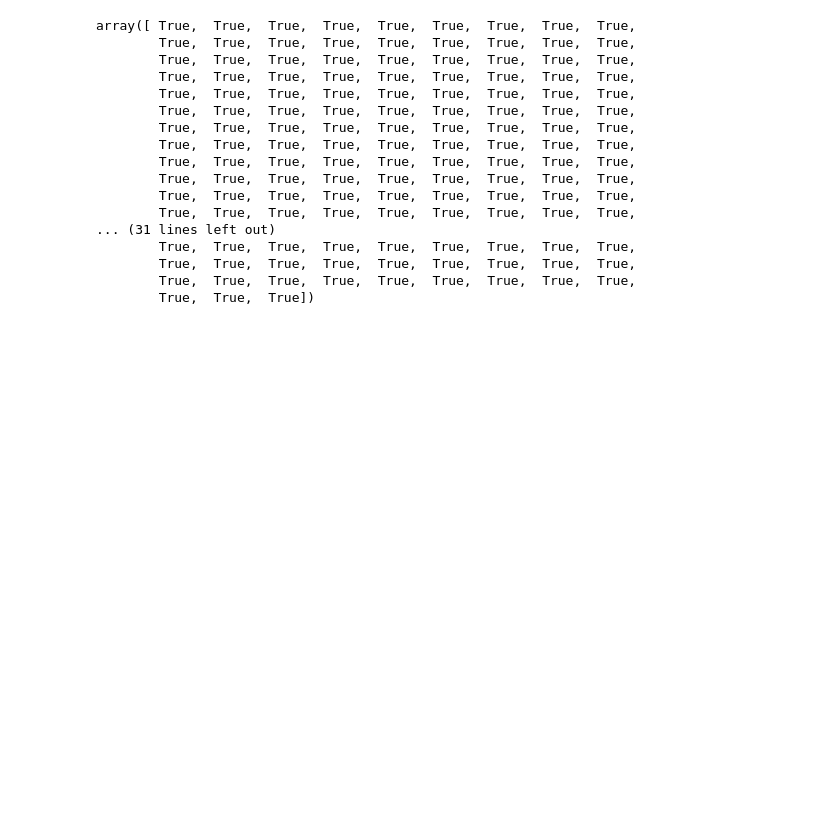
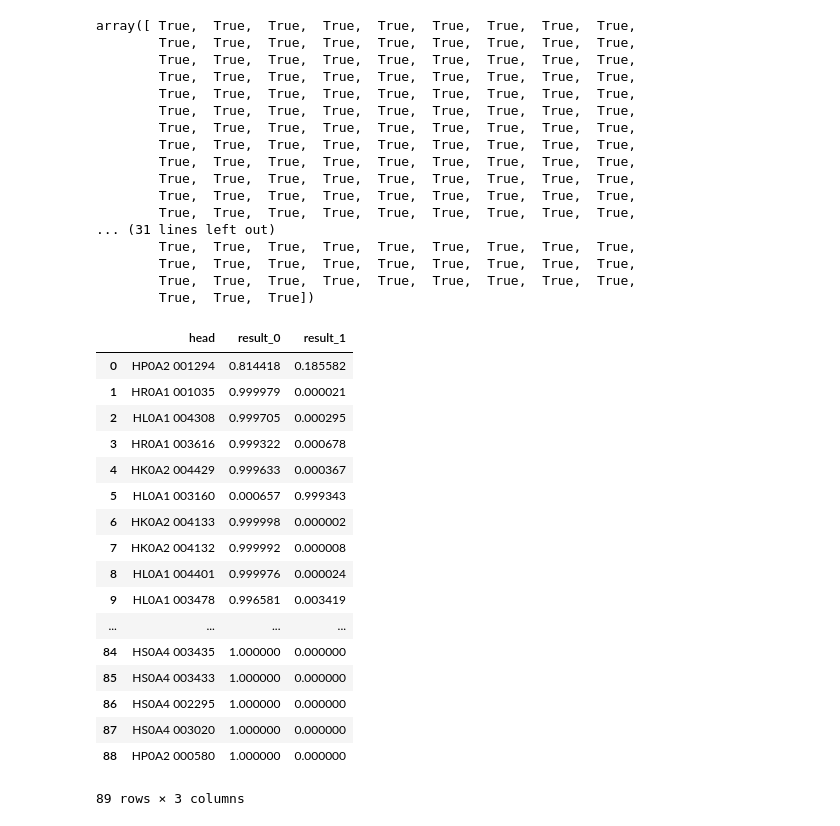
Before and after one commit to strankid/EnrichAI-PM_RNN, a Jupyter notebook: Data Analysis.ipynb, the cells around one changed output. Cells and saved outputs as stored; diff of their text form; code cells hidden in the pictures; blank space fills up the shorter version.

Commit message:
output for all heads on latest seq

```diff
--- a/Data Analysis.ipynb
+++ b/Data Analysis.ipynb
@@ -524,3 +524,26 @@ array([ True,  True,  True,  True,  True,  True,  True,  True,  True,
         True,  True,  True,  True,  True,  True,  True,  True,  True,
         True,  True,  True,  True,  True,  True,  True,  True,  True,
         True,  True,  True])
+# %%
+boo = pd.read_csv("results.csv")#.drop(["Unnamed: 0"],axis=1)
+# %%
+boo
+# %% [output]
+|  | head | result_0 | result_1 |
+| 0 | HP0A2 001294 | 0.814418 | 0.185582 |
+| 1 | HR0A1 001035 | 0.999979 | 0.000021 |
+| 2 | HL0A1 004308 | 0.999705 | 0.000295 |
+| 3 | HR0A1 003616 | 0.999322 | 0.000678 |
+| 4 | HK0A2 004429 | 0.999633 | 0.000367 |
+| 5 | HL0A1 003160 | 0.000657 | 0.999343 |
+| 6 | HK0A2 004133 | 0.999998 | 0.000002 |
+| 7 | HK0A2 004132 | 0.999992 | 0.000008 |
+| 8 | HL0A1 004401 | 0.999976 | 0.000024 |
+| 9 | HL0A1 003478 | 0.996581 | 0.003419 |
+| ... | ... | ... | ... |
+| 84 | HS0A4 003435 | 1.000000 | 0.000000 |
+| 85 | HS0A4 003433 | 1.000000 | 0.000000 |
+| 86 | HS0A4 002295 | 1.000000 | 0.000000 |
+| 87 | HS0A4 003020 | 1.000000 | 0.000000 |
+| 88 | HP0A2 000580 | 1.000000 | 0.000000 |
+89 rows × 3 columns
```
Also changed, not shown: 2 other files.
